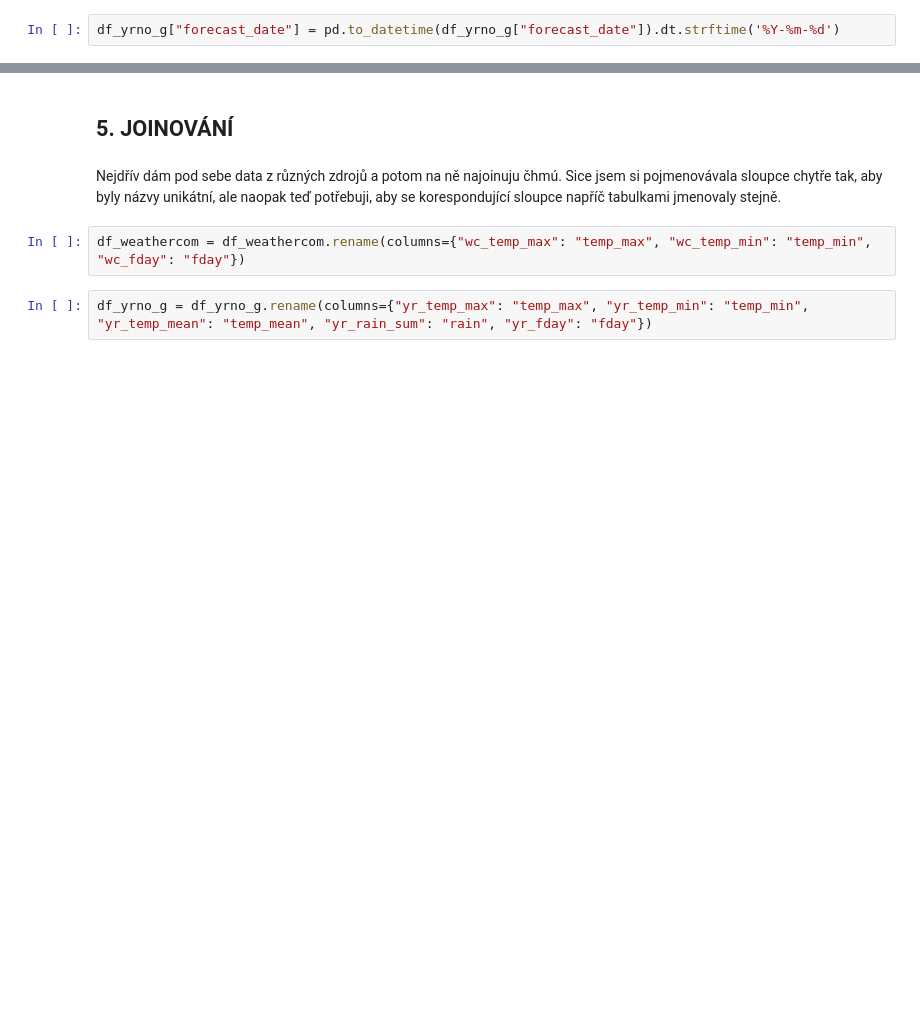
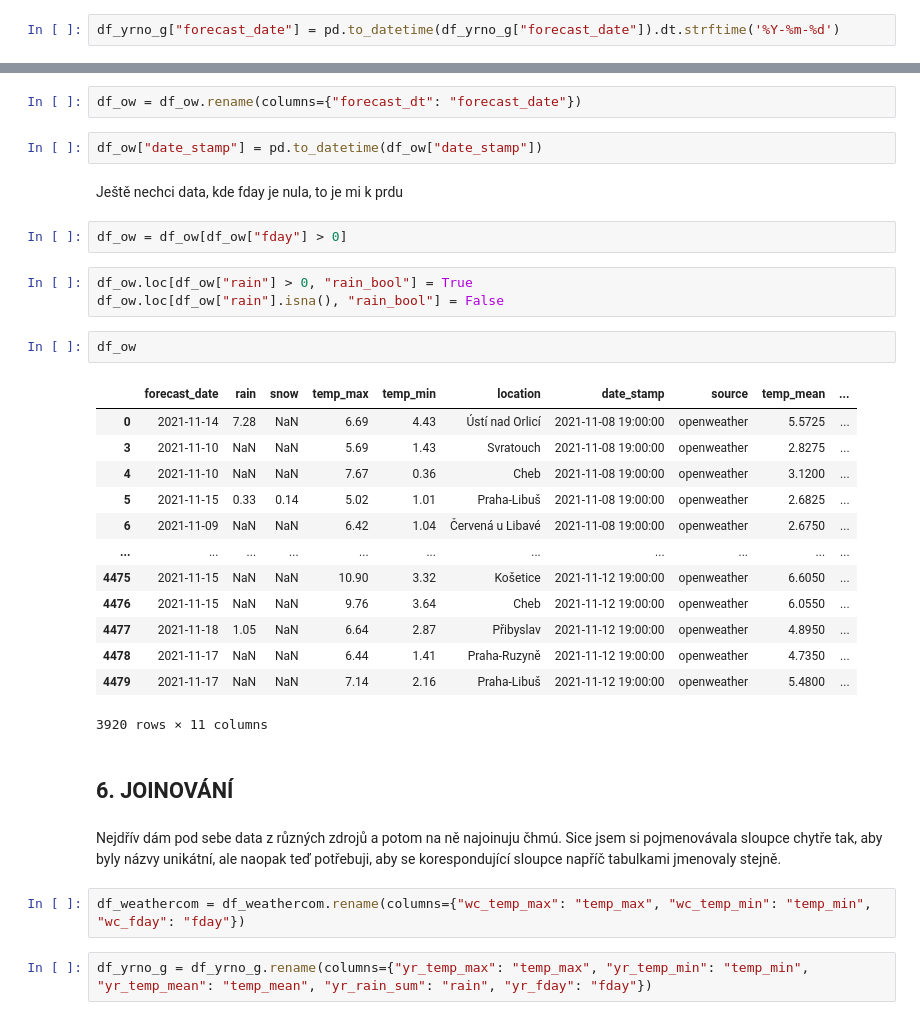
Before and after one commit to eliska-n/weather-czechitas, a Jupyter notebook: transformace/transformacevseho.ipynb, the cells around one changed output, grey strips where cells are left out. Cells and saved outputs as stored; diff of their text form; blank space fills up the shorter version.

```diff
--- a/transformace/transformacevseho.ipynb
+++ b/transformace/transformacevseho.ipynb
@@ -389,5 +309,32 @@ df_yrno_g
+# %%
+df_ow = df_ow.rename(columns={"forecast_dt": "forecast_date"})
+# %%
+df_ow["date_stamp"] = pd.to_datetime(df_ow["date_stamp"])
+# %% [markdown]
+Ještě nechci data, kde fday je nula, to je mi k prdu
+# %%
+df_ow = df_ow[df_ow["fday"] > 0]
+# %%
+df_ow.loc[df_ow["rain"] > 0, "rain_bool"] = True
+df_ow.loc[df_ow["rain"].isna(), "rain_bool"] = False
+# %%
+df_ow
+# %% [output]
+|  | forecast_date | rain | snow | temp_max | temp_min | location | date_stamp | source | temp_mean | ... |
+| 0 | 2021-11-14 | 7.28 | NaN | 6.69 | 4.43 | Ústí nad Orlicí | 2021-11-08 19:00:00 | openweather | 5.5725 | ... |
+| 3 | 2021-11-10 | NaN | NaN | 5.69 | 1.43 | Svratouch | 2021-11-08 19:00:00 | openweather | 2.8275 | ... |
+| 4 | 2021-11-10 | NaN | NaN | 7.67 | 0.36 | Cheb | 2021-11-08 19:00:00 | openweather | 3.1200 | ... |
+| 5 | 2021-11-15 | 0.33 | 0.14 | 5.02 | 1.01 | Praha-Libuš | 2021-11-08 19:00:00 | openweather | 2.6825 | ... |
+| 6 | 2021-11-09 | NaN | NaN | 6.42 | 1.04 | Červená u Libavé | 2021-11-08 19:00:00 | openweather | 2.6750 | ... |
+| ... | ... | ... | ... | ... | ... | ... | ... | ... | ... | ... |
+| 4475 | 2021-11-15 | NaN | NaN | 10.90 | 3.32 | Košetice | 2021-11-12 19:00:00 | openweather | 6.6050 | ... |
+| 4476 | 2021-11-15 | NaN | NaN | 9.76 | 3.64 | Cheb | 2021-11-12 19:00:00 | openweather | 6.0550 | ... |
+| 4477 | 2021-11-18 | 1.05 | NaN | 6.64 | 2.87 | Přibyslav | 2021-11-12 19:00:00 | openweather | 4.8950 | ... |
+| 4478 | 2021-11-17 | NaN | NaN | 6.44 | 1.41 | Praha-Ruzyně | 2021-11-12 19:00:00 | openweather | 4.7350 | ... |
+| 4479 | 2021-11-17 | NaN | NaN | 7.14 | 2.16 | Praha-Libuš | 2021-11-12 19:00:00 | openweather | 5.4800 | ... |
+3920 rows × 11 columns
 # %% [markdown]
-## 5. JOINOVÁNÍ
+## 6. JOINOVÁNÍ
 # %% [markdown]
 Nejdřív dám pod sebe data z různých zdrojů a potom na ně najoinuju čhmú. Sice jsem si pojmenovávala sloupce chytře tak, aby byly názvy unikátní, ale naopak teď potřebuji, aby se korespondující sloupce napříč tabulkami jmenovaly stejně.
 # %%
```
Also changed, not shown: parts of 58 cells of this notebook.
